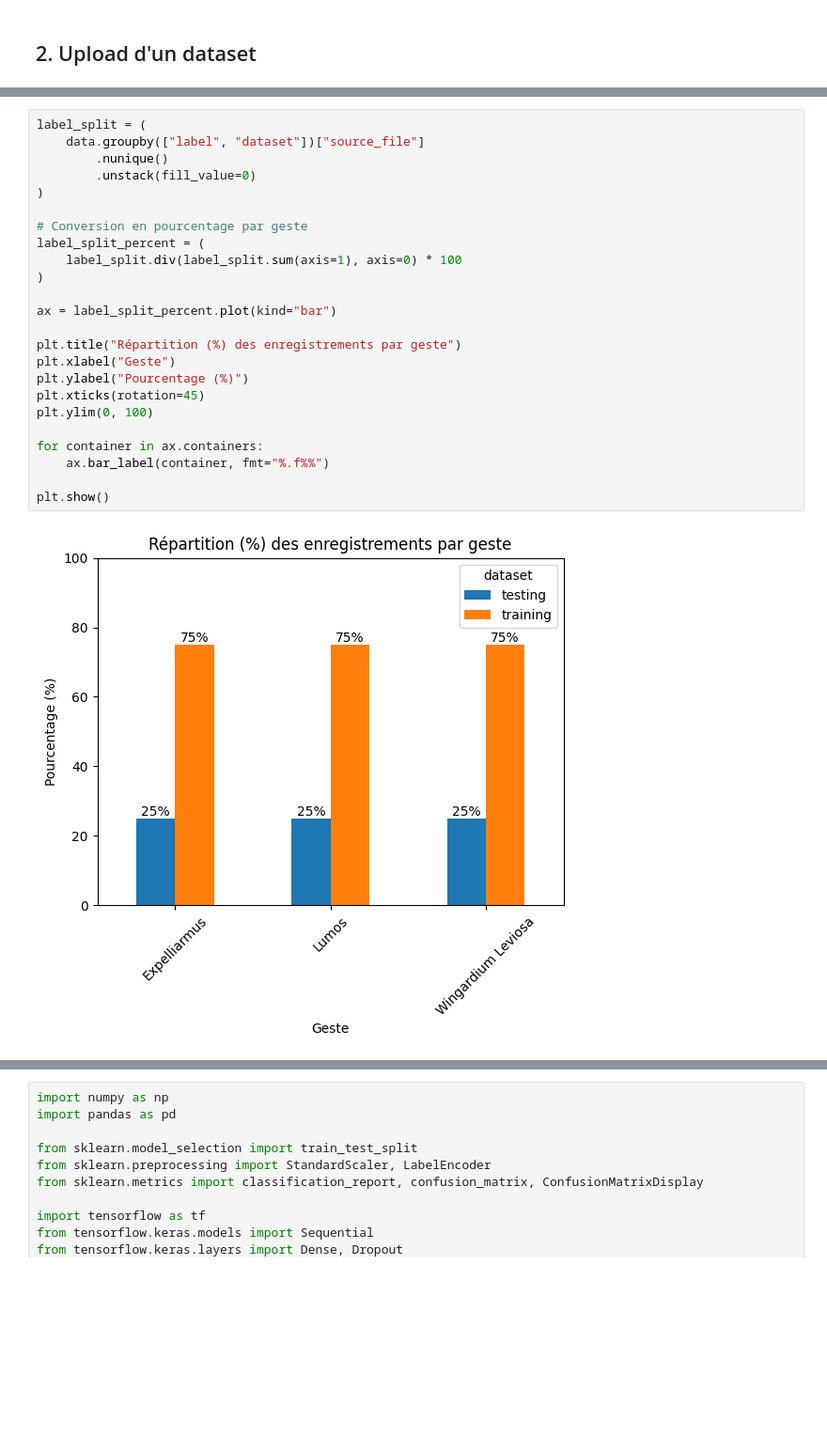
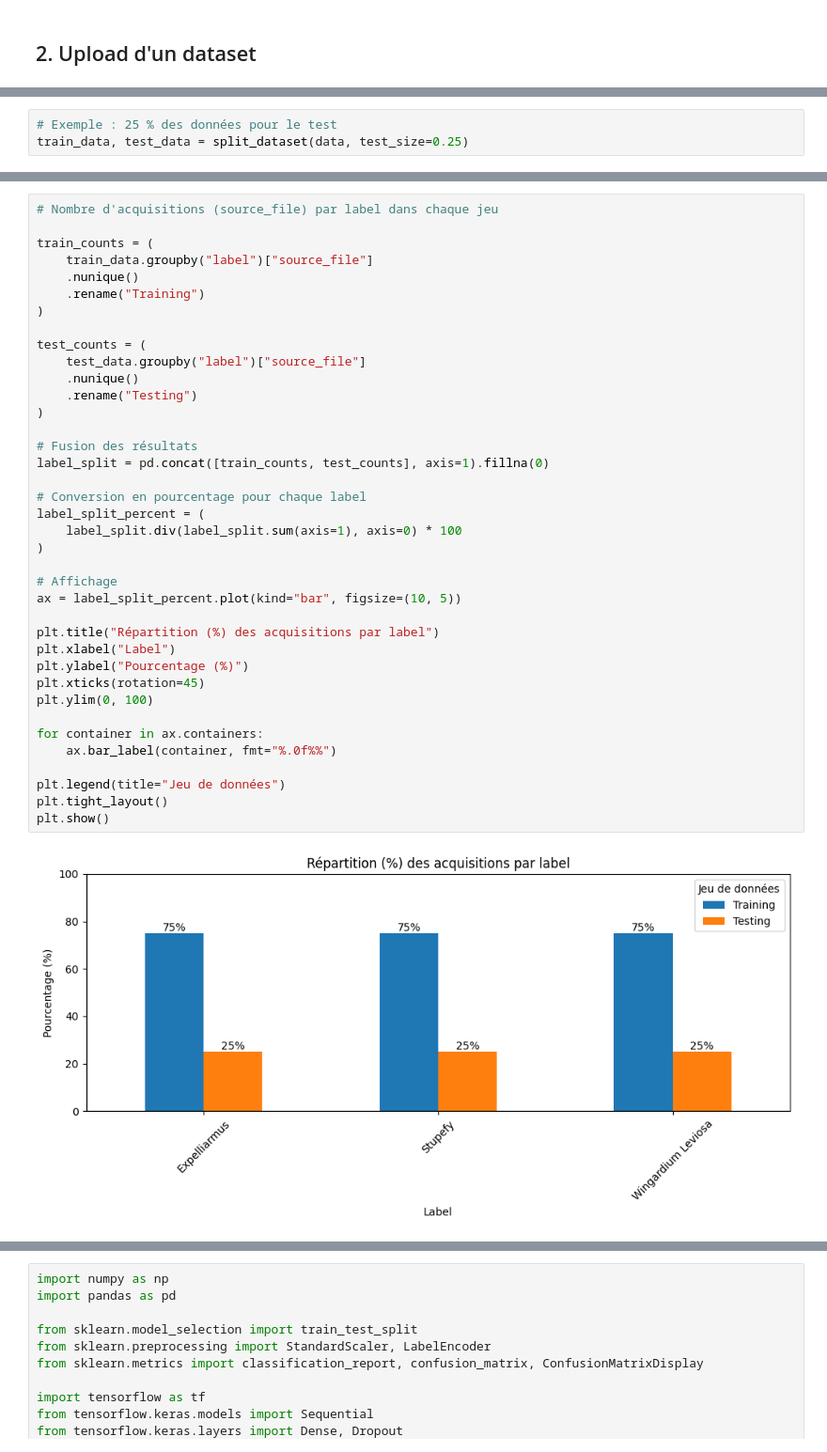
Before and after one commit to adarshbk12/Stage_IA, a Jupyter notebook: reconnaissance_sort.ipynb, the cells around one changed output, grey strips where cells are left out. Shown at 94% size. Drawn from its saved outputs; the diff is of its cells as text; blank space fills up the shorter version.

```diff
--- a/reconnaissance_sort.ipynb
+++ b/reconnaissance_sort.ipynb
@@ -91,0 +422,3 @@ Shape testing : (23475, 9)
+# %%
+# Exemple : 25 % des données pour le test
+train_data, test_data = split_dataset(data, test_size=0.25)
@@ -112,27 +460,41 @@ plt.show()
 # %%
-label_split = (
-    data.groupby(["label", "dataset"])["source_file"]
-        .nunique()
-        .unstack(fill_value=0)
+# Nombre d'acquisitions (source_file) par label dans chaque jeu
+
+train_counts = (
+    train_data.groupby("label")["source_file"]
+    .nunique()
+    .rename("Training")
 )
 
-# Conversion en pourcentage par geste
+test_counts = (
+    test_data.groupby("label")["source_file"]
+    .nunique()
+    .rename("Testing")
+)
+
+# Fusion des résultats
+label_split = pd.concat([train_counts, test_counts], axis=1).fillna(0)
+
+# Conversion en pourcentage pour chaque label
 label_split_percent = (
     label_split.div(label_split.sum(axis=1), axis=0) * 100
 )
 
-ax = label_split_percent.plot(kind="bar")
+# Affichage
+ax = label_split_percent.plot(kind="bar", figsize=(10, 5))
 
-plt.title("Répartition (%) des enregistrements par geste")
-plt.xlabel("Geste")
+plt.title("Répartition (%) des acquisitions par label")
+plt.xlabel("Label")
 plt.ylabel("Pourcentage (%)")
 plt.xticks(rotation=45)
 plt.ylim(0, 100)
 
 for container in ax.containers:
-    ax.bar_label(container, fmt="%.f%%")
+    ax.bar_label(container, fmt="%.0f%%")
 
+plt.legend(title="Jeu de données")
+plt.tight_layout()
 plt.show()
 # %% [output]
-[figure, old version]
+[figure, new version]
 # %% [markdown]
```
Also changed, not shown: parts of 51 cells of this notebook.
